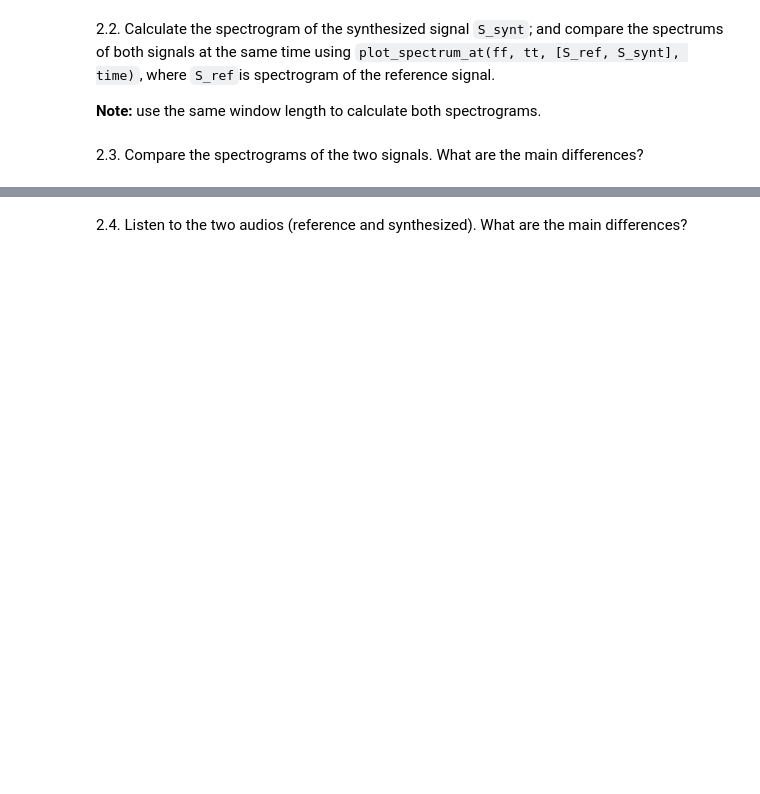
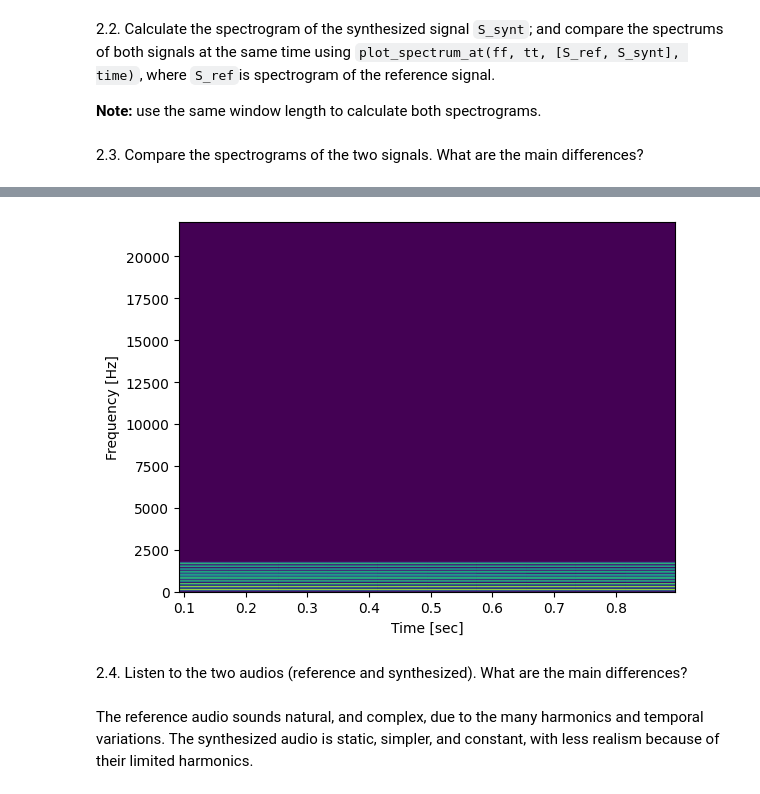
Before and after one commit to mench05/sis1_group5, a Jupyter notebook: labs/Lab3.ipynb, the cells around one changed output, grey strips where cells are left out. Drawn from its saved outputs; the diff is of its cells as text; code cells hidden in the pictures; blank space fills up the shorter version.

```diff
--- a/labs/Lab3.ipynb
+++ b/labs/Lab3.ipynb
@@ -122,2 +115,6 @@ def synthesize(f0, phi, Ak, t):
+# %%
+plot_spectrogram(ff, tt, S_synt)
+# %% [output]
+[figure, added]
 # %% [markdown]
 2.4. Listen to the two audios (reference and synthesized). What are the main differences?
@@ -125,0 +121,3 @@ def synthesize(f0, phi, Ak, t):
+# %% [markdown]
+The reference audio sounds natural, and complex, due to the many harmonics and temporal variations.
+The synthesized audio is static, simpler, and constant, with less realism because of their limited harmonics.
```
Also changed, not shown: parts of 16 cells of this notebook.
